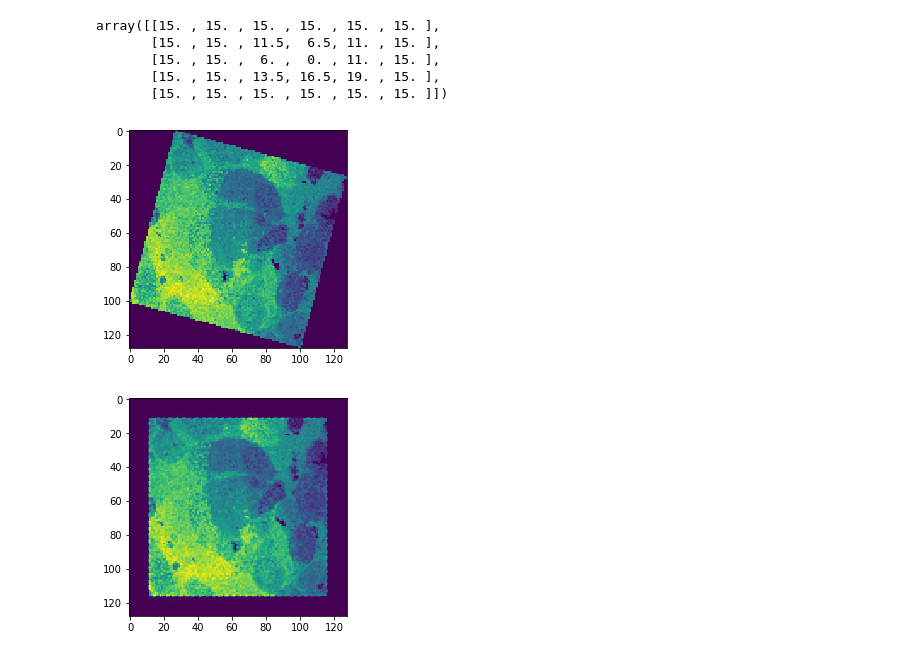
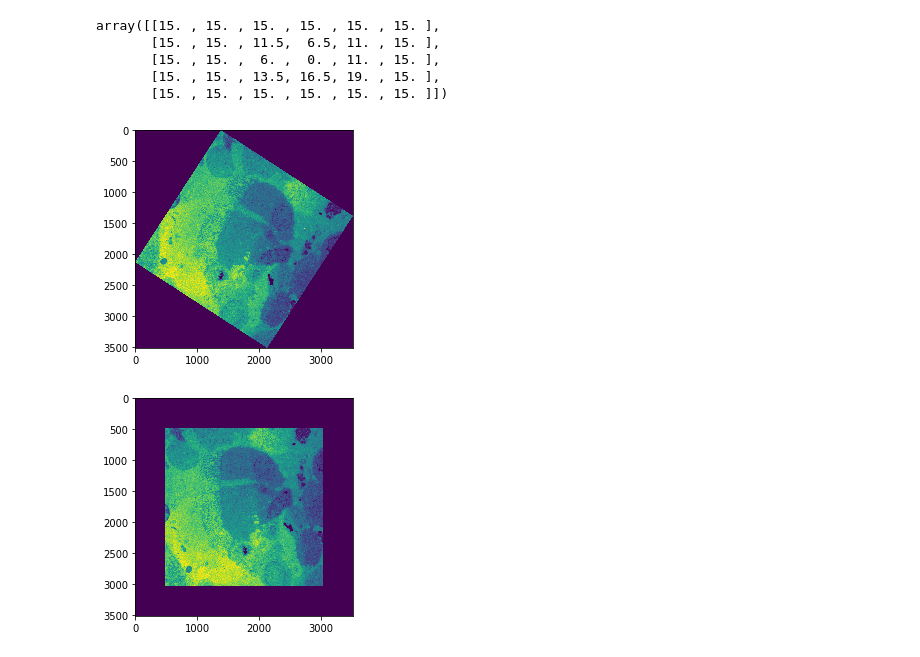
Before and after one commit to tristaaan/stitch-eval, a Jupyter notebook: notebooks/scratchpad.ipynb, the cells around one changed output. Saved outputs shown, nothing was run; the diff lists cells and outputs as text; code cells hidden in the pictures.

```diff
--- a/notebooks/scratchpad.ipynb
+++ b/notebooks/scratchpad.ipynb
@@ -173,22 +173,22 @@ array([[15. , 15. , 15. , 15. , 15. , 15. ],
 # %%
 from PIL import Image
 from scipy import ndimage
 
 import matplotlib.pyplot as plt
 
 def plot_im(im):
     plt.imshow(im)
     plt.show()
 
-ns_ref = (128,128)
+# ns_ref = (128,128)
 ref_src = Image.open('../data/T1_segment_rot_2.tif')
-ref = np.array(ref_src.copy().resize(ns_ref)).astype('uint16')
+ref = np.array(ref_src.copy()).astype('uint16')#.resize(ns_ref)
 
 plot_im(ref)
 # %% [output]
-[figure, old version]
+[figure, new version]
 # %%
-ref2 = ndimage.rotate(ref.copy(), 15, reshape=False)
+ref2 = ndimage.rotate(ref.copy(), 33, reshape=False, order=2)
 plot_im(ref2)
 # %% [output]
-[figure, old version]
+[figure, new version]
```
Also changed, not shown: parts of 4 cells of this notebook, 5 other files.
